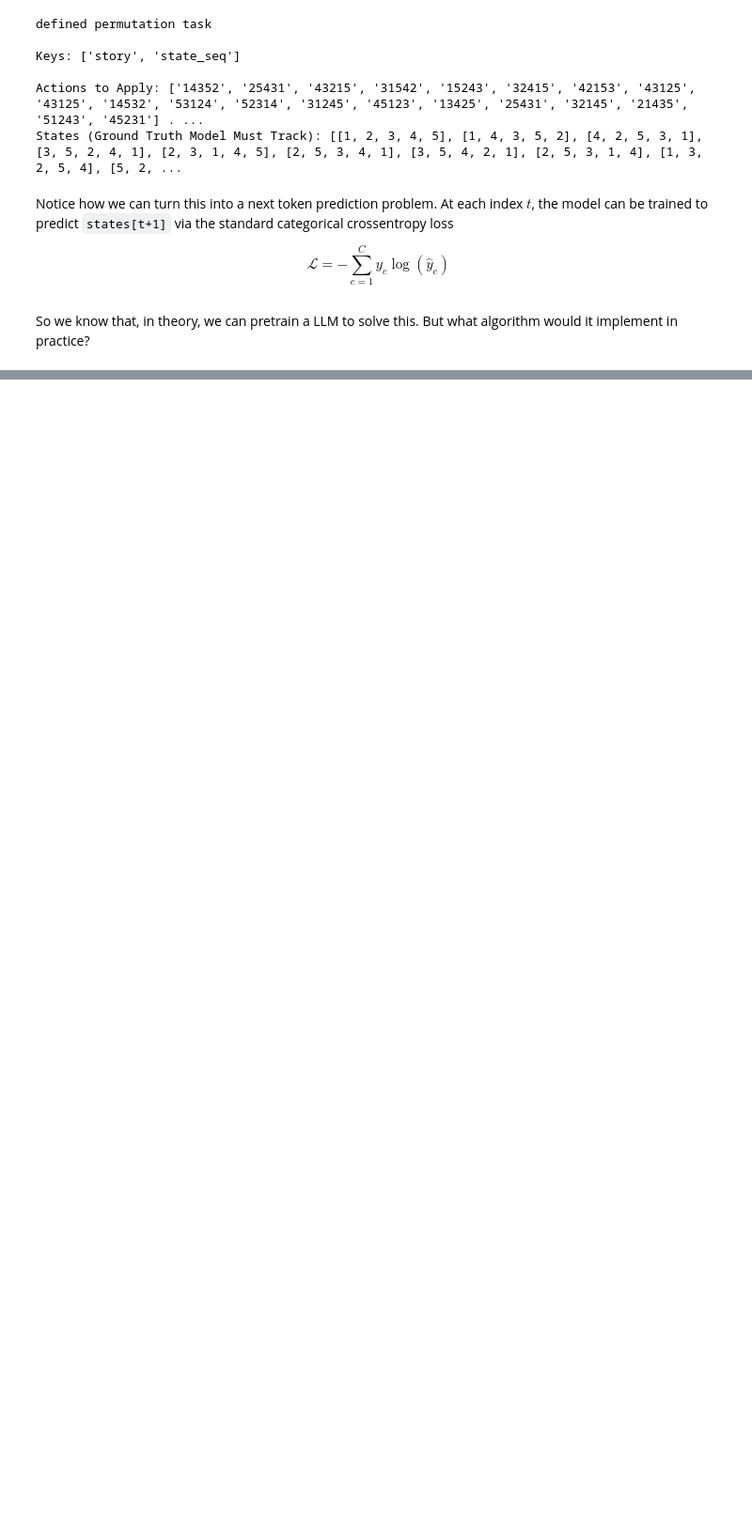
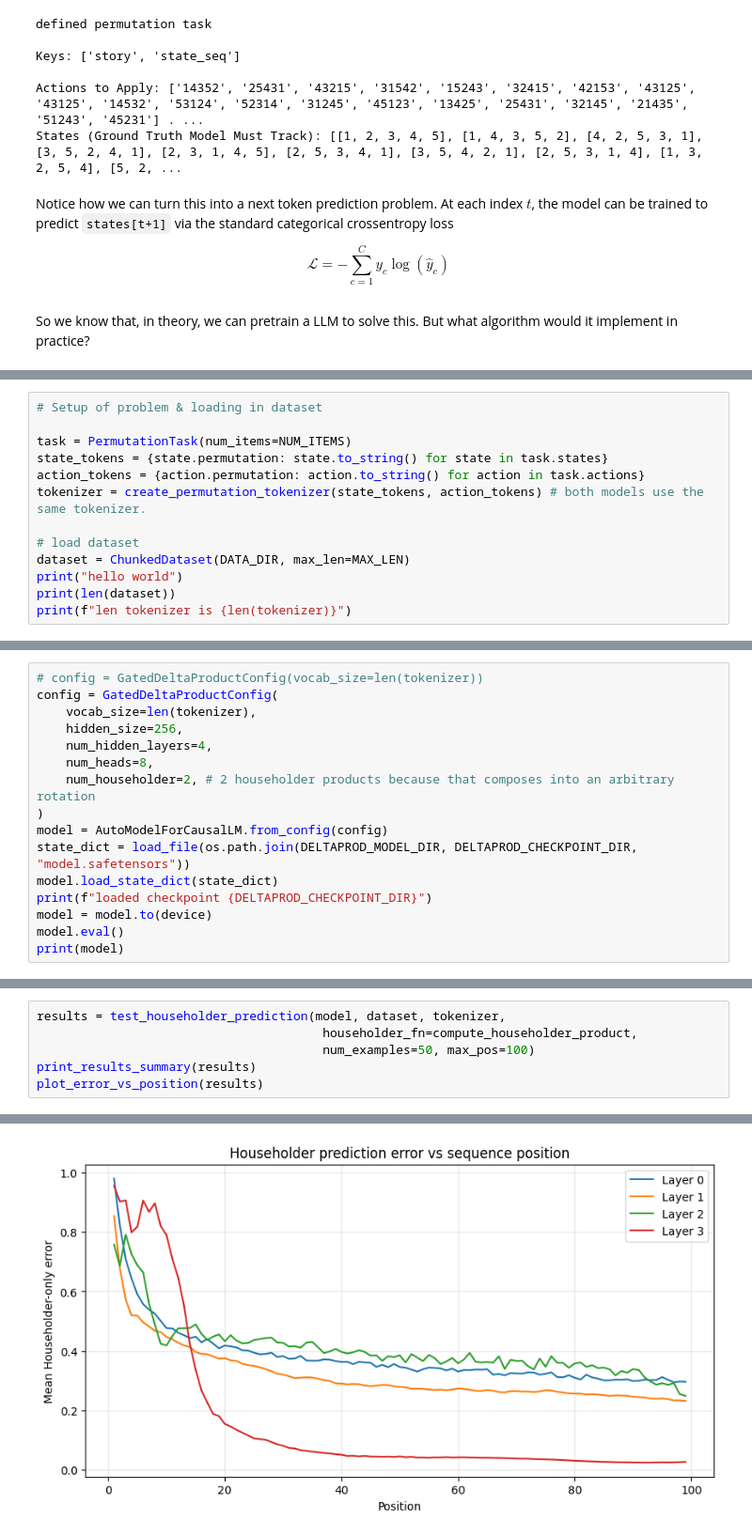
Before and after one commit to Jared-Junkin/705.771-pretraining-case-studies, a Jupyter notebook: grad_norms.ipynb, the cells around one changed output, grey strips where cells are left out. Shown at 94% size. Saved outputs shown, nothing was run; the diff lists cells and outputs as text; blank space fills up the shorter version.

```diff
--- a/grad_norms.ipynb
+++ b/grad_norms.ipynb
@@ -160,0 +372,13 @@ So we know that, in theory, we can pretrain a LLM to solve this. But what algori
+# %%
+# Setup of problem & loading in dataset
+
+task = PermutationTask(num_items=NUM_ITEMS)
+state_tokens = {state.permutation: state.to_string() for state in task.states}
+action_tokens = {action.permutation: action.to_string() for action in task.actions}
+tokenizer = create_permutation_tokenizer(state_tokens, action_tokens) # both models use the same tokenizer.
+
+# load dataset
+dataset = ChunkedDataset(DATA_DIR, max_len=MAX_LEN)
+print("hello world")
+print(len(dataset))
+print(f"len tokenizer is {len(tokenizer)}")
@@ -160,0 +389,16 @@ So we know that, in theory, we can pretrain a LLM to solve this. But what algori
+# %%
+# config = GatedDeltaProductConfig(vocab_size=len(tokenizer))
+config = GatedDeltaProductConfig(
+    vocab_size=len(tokenizer),
+    hidden_size=256,
+    num_hidden_layers=4,
+    num_heads=8,
+    num_householder=2, # 2 householder products because that composes into an arbitrary rotation
+)
+model = AutoModelForCausalLM.from_config(config)
+state_dict = load_file(os.path.join(DELTAPROD_MODEL_DIR, DELTAPROD_CHECKPOINT_DIR, "model.safetensors"))
+model.load_state_dict(state_dict)
+print(f"loaded checkpoint {DELTAPROD_CHECKPOINT_DIR}")
+model = model.to(device)
+model.eval()
+print(model)
@@ -160,0 +576,7 @@ So we know that, in theory, we can pretrain a LLM to solve this. But what algori
+# %%
+results = test_householder_prediction(model, dataset, tokenizer,
+                                       householder_fn=compute_householder_product,
+                                       num_examples=50, max_pos=100)
+print_results_summary(results)
+plot_error_vs_position(results)
+# %% [output]
@@ -160,0 +592 @@ So we know that, in theory, we can pretrain a LLM to solve this. But what algori
+[figure, added]
```
Also changed, not shown: parts of 42 cells of this notebook.
